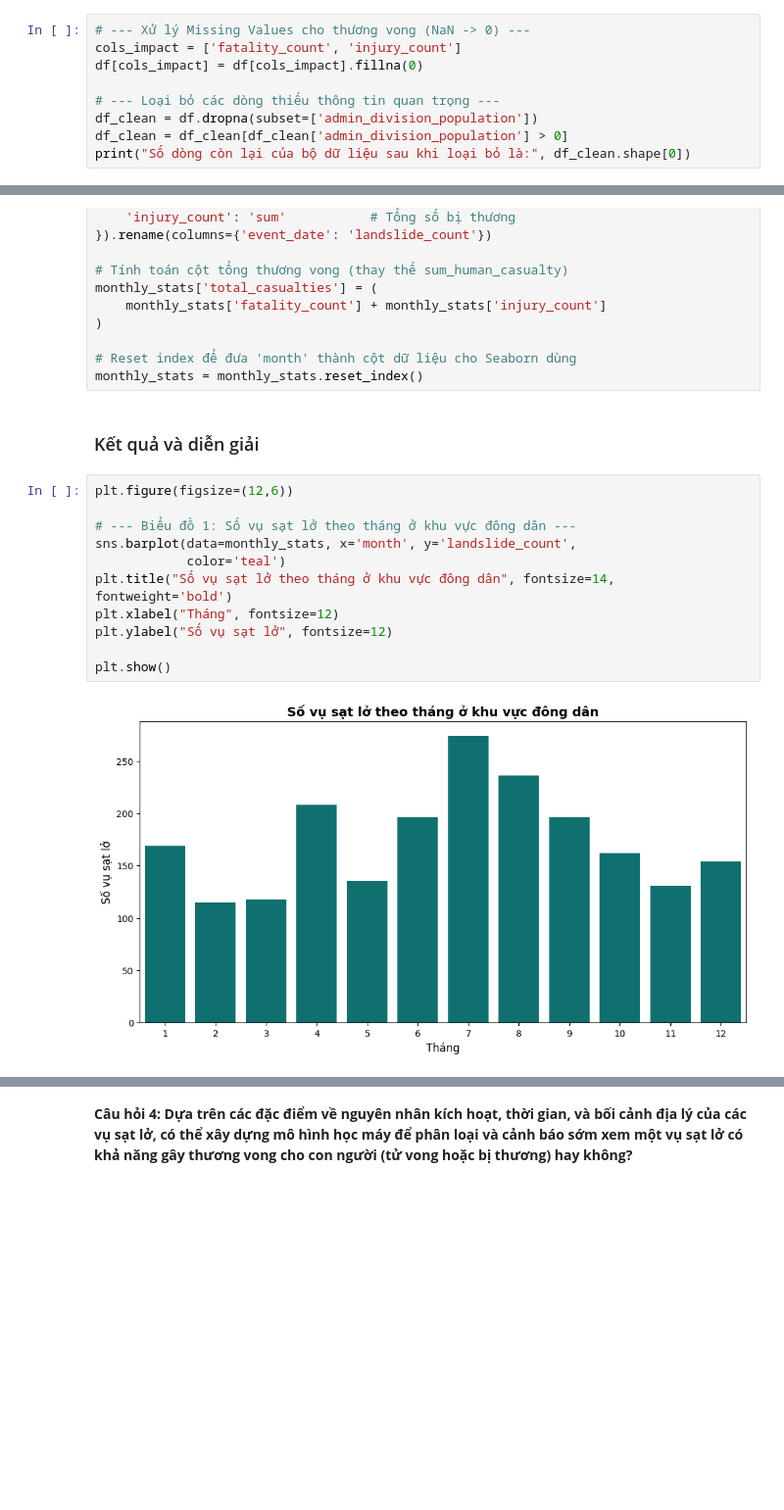
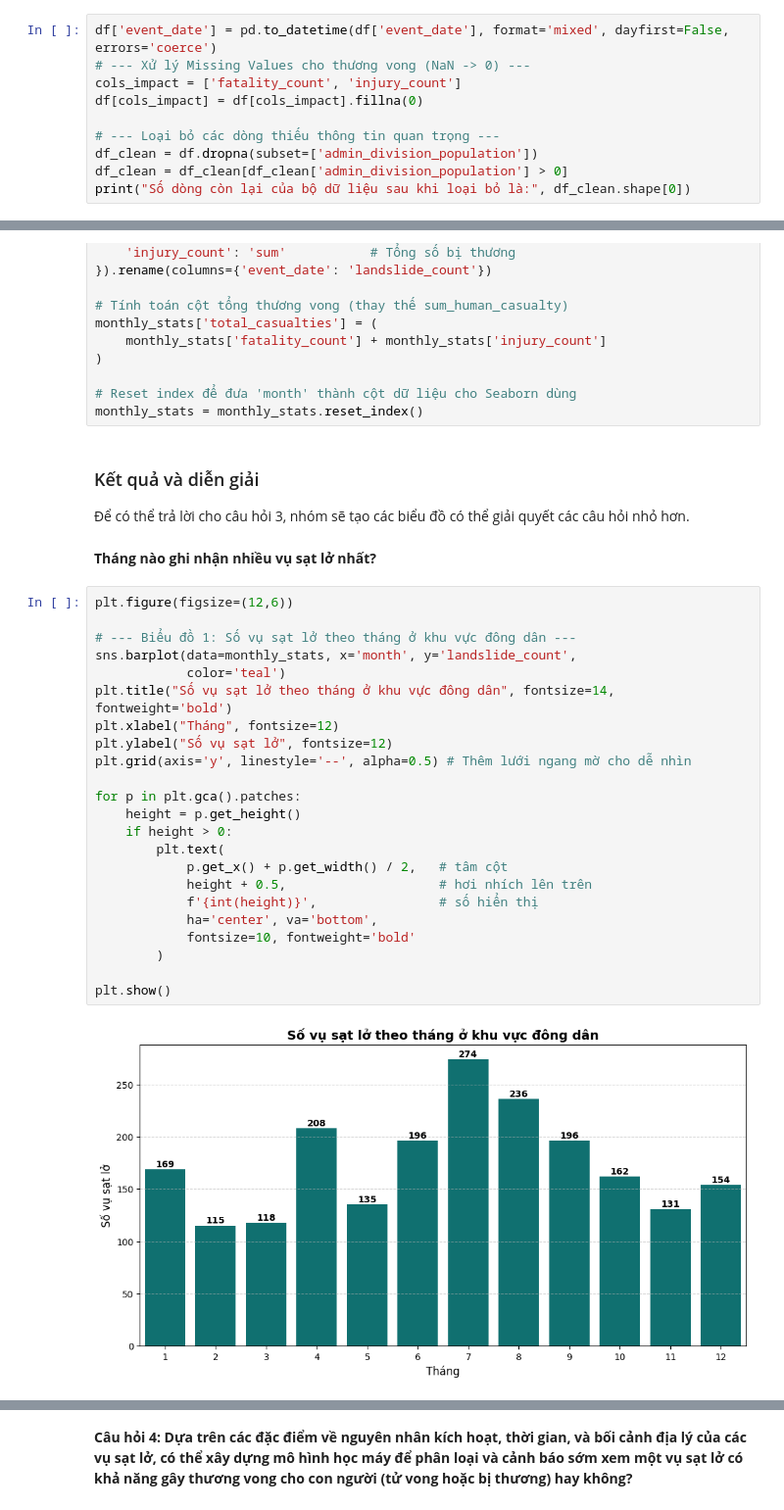
Before and after one commit to tientien01/Global-Landslide-Catalog-NASA-Analysis, a Jupyter notebook: notebook/05_modeling.ipynb, the cells around one changed output, grey strips where cells are left out. Shown at 98% size. Drawn from its saved outputs; the diff is of its cells as text; blank space fills up the shorter version.

```diff
--- a/notebook/05_modeling.ipynb
+++ b/notebook/05_modeling.ipynb
@@ -44,6 +44,7 @@ Các cột cần xử lý là: `fatality_count, injury_count, admin_division_pop
 2. Loại bỏ các dòng thiếu thông tin quan trọng và có giá trị bằng 0 của cột `admin_division_population`.
 3. Lọc khu vực có dân số cao (Top 25%), lấy lớn hơn tứ phân vị thứ 3.
 # %%
+df['event_date'] = pd.to_datetime(df['event_date'], format='mixed', dayfirst=False, errors='coerce')
 # --- Xử lý Missing Values cho thương vong (NaN -> 0) ---
 cols_impact = ['fatality_count', 'injury_count']
 df[cols_impact] = df[cols_impact].fillna(0)
@@ -116,16 +118,31 @@ monthly_stats['total_casualties'] = (
 monthly_stats = monthly_stats.reset_index()
 # %% [markdown]
 ### Kết quả và diễn giải
+Để có thể trả lời cho câu hỏi 3, nhóm sẽ tạo các biểu đồ có thể giải quyết các câu hỏi nhỏ hơn.
+# %% [markdown]
+**Tháng nào ghi nhận nhiều vụ sạt lở nhất?**
 # %%
 plt.figure(figsize=(12,6))
 
 # --- Biểu đồ 1: Số vụ sạt lở theo tháng ở khu vực đông dân ---
 sns.barplot(data=monthly_stats, x='month', y='landslide_count',
             color='teal')
 plt.title("Số vụ sạt lở theo tháng ở khu vực đông dân", fontsize=14, fontweight='bold')
 plt.xlabel("Tháng", fontsize=12)
 plt.ylabel("Số vụ sạt lở", fontsize=12)
+plt.grid(axis='y', linestyle='--', alpha=0.5) # Thêm lưới ngang mờ cho dễ nhìn
+
+for p in plt.gca().patches:
+    height = p.get_height()
+    if height > 0:
+        plt.text(
+            p.get_x() + p.get_width() / 2,   # tâm cột
+            height + 0.5,                    # hơi nhích lên trên
+            f'{int(height)}',                # số hiển thị
+            ha='center', va='bottom',
+            fontsize=10, fontweight='bold'
+        )
 
 plt.show()
 # %% [output]
-[figure, old version]
+[figure, new version]
```
Also changed, not shown: parts of 12 cells of this notebook.
